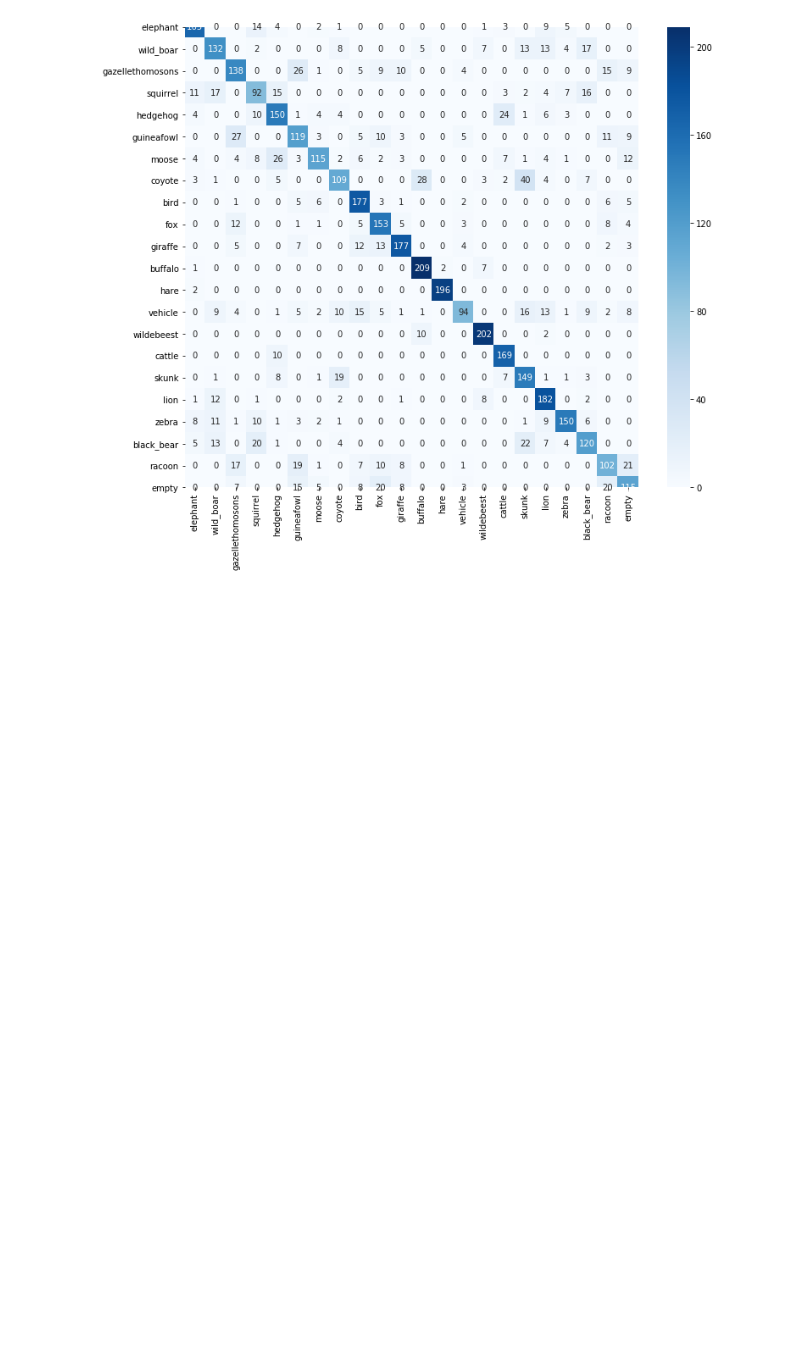
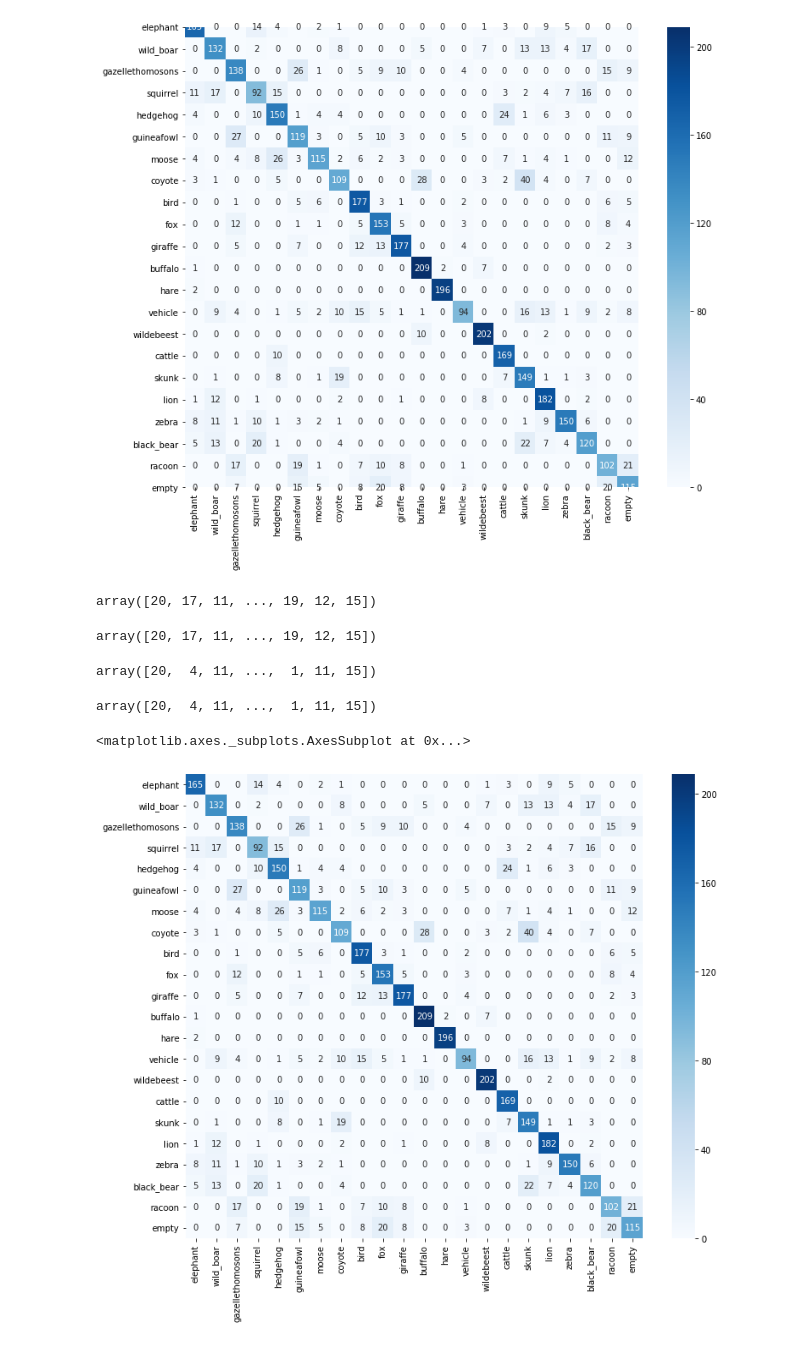
Before and after one commit to celinezhang2019/DS_PREFINAL, a Jupyter notebook: RF_2000.ipynb, the cells around one changed output. Saved outputs shown, nothing was run; the diff lists cells and outputs as text; code cells hidden in the pictures; blank space fills up the shorter version.

Commit message:
modified heatmap

```diff
--- a/RF_2000.ipynb
+++ b/RF_2000.ipynb
@@ -319,0 +334,33 @@ sns.heatmap(C2,annot=True,cmap="Blues",xticklabels=labels,yticklabels=labels,fmt
+# %%
+import numpy as np
+aa = np.load('prediction.npy')
+# %%
+aa
+# %% [output]
+array([20, 17, 11, ..., 19, 12, 15])
+# %%
+prediction
+# %% [output]
+array([20, 17, 11, ..., 19, 12, 15])
+# %%
+bb=np.load('testLabelsGlobal.npy')
+# %%
+bb
+# %% [output]
+array([20,  4, 11, ...,  1, 11, 15])
+# %%
+testLabelsGlobal
+# %% [output]
+array([20,  4, 11, ...,  1, 11, 15])
+# %%
+# C2=confusion_matrix(test_true_label,prediction_label, labels=labels)
+import matplotlib as mpl
+import matplotlib.pyplot as plt
+from IPython.display import display
+%matplotlib inline
+C2=confusion_matrix(bb,aa, labels=[0,1,2,3,4,5,6,7,8,9,10,11,12,13,14,15,16,17,18,19,20,21])
+plt.figure(figsize=(12,10))
+sns.heatmap(C2,annot=True,cmap="Blues",xticklabels=labels,yticklabels=labels,fmt='.20g')
+# %% [output]
+<matplotlib.axes._subplots.AxesSubplot at 0x...>
+[figure, added]
```
Also changed, not shown: parts of 4 cells of this notebook.
